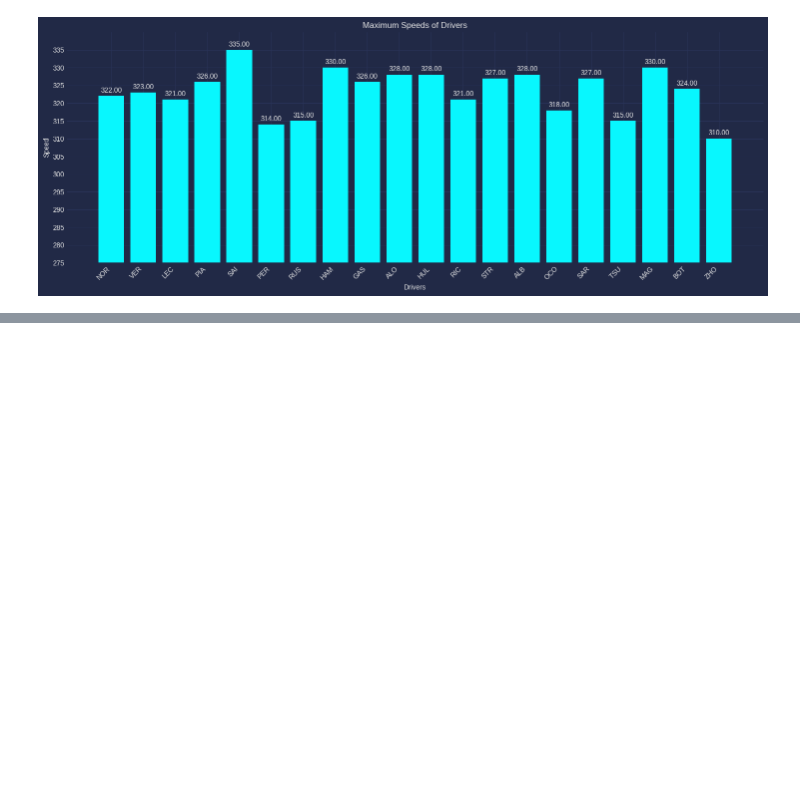
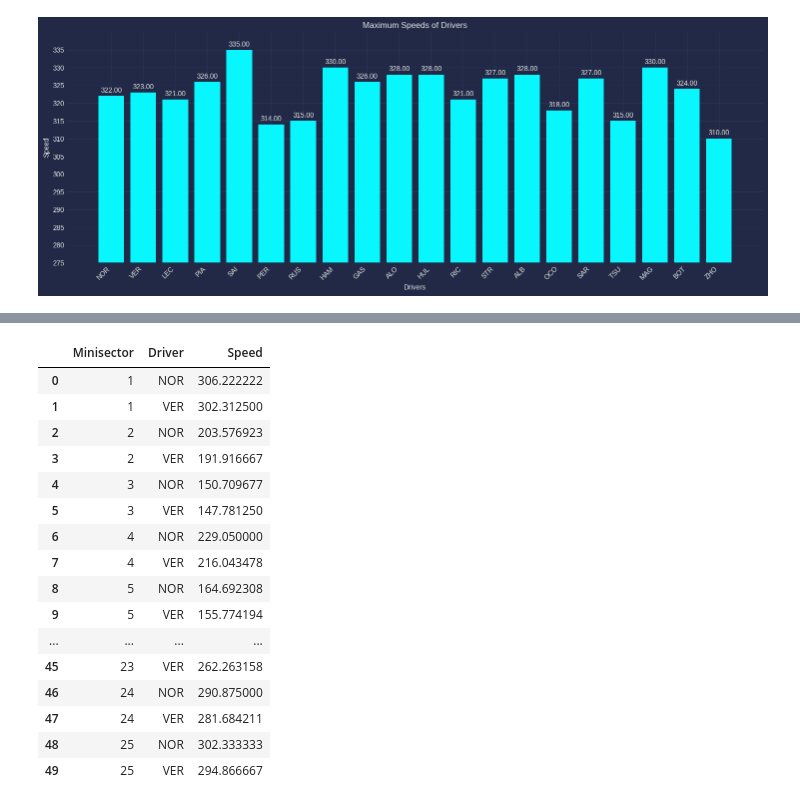
Before and after one commit to SohamDesai1/F1-data-analysis, a Jupyter notebook: 2024 season/dutch.ipynb, the cells around one changed output, grey strips where cells are left out. Drawn from its saved outputs; the diff is of its cells as text; code cells hidden in the pictures; blank space fills up the shorter version.

```diff
--- a/2024 season/dutch.ipynb
+++ b/2024 season/dutch.ipynb
@@ -921,0 +927,10 @@ plt.show()
+# %%
+laps_nor = laps.pick_driver("NOR")
+laps_ver = laps.pick_driver("VER")
+
+fastest_ver = laps_ver.pick_fastest().get_telemetry().add_distance()
+fastest_nor = laps_nor.pick_fastest().get_telemetry().add_distance()
+
+fastest_nor["Driver"] = "NOR"
+fastest_ver["Driver"] = "VER"
+telemetry = pd.concat([fastest_nor,fastest_ver])
@@ -921,0 +941,10 @@ plt.show()
+# %%
+
+# We want 25 mini-sectors (this can be adjusted up and down)
+num_minisectors = 25
+
+# Grab the maximum value of distance that is known in the telemetry
+total_distance = total_distance = max(telemetry['Distance'])
+
+# Generate equally sized mini-sectors
+minisector_length = total_distance / num_minisectors
@@ -921,0 +957,28 @@ plt.show()
+# %%
+
+telemetry['Minisector'] = telemetry['Distance'].apply(
+    lambda dist: (
+        int((dist // minisector_length) + 1)
+    )
+)
+# %%
+average_speed = telemetry.groupby(['Minisector', 'Driver'])['Speed'].mean().reset_index()
+average_speed
+# %% [output]
+|  | Minisector | Driver | Speed |
+| 0 | 1 | NOR | 306.222222 |
+| 1 | 1 | VER | 302.312500 |
+| 2 | 2 | NOR | 203.576923 |
+| 3 | 2 | VER | 191.916667 |
+| 4 | 3 | NOR | 150.709677 |
+| 5 | 3 | VER | 147.781250 |
+| 6 | 4 | NOR | 229.050000 |
+| 7 | 4 | VER | 216.043478 |
+| 8 | 5 | NOR | 164.692308 |
+| 9 | 5 | VER | 155.774194 |
+| ... | ... | ... | ... |
+| 45 | 23 | VER | 262.263158 |
+| 46 | 24 | NOR | 290.875000 |
+| 47 | 24 | VER | 281.684211 |
+| 48 | 25 | NOR | 302.333333 |
+| 49 | 25 | VER | 294.866667 |
```
Also changed, not shown: parts of 8 cells of this notebook.
